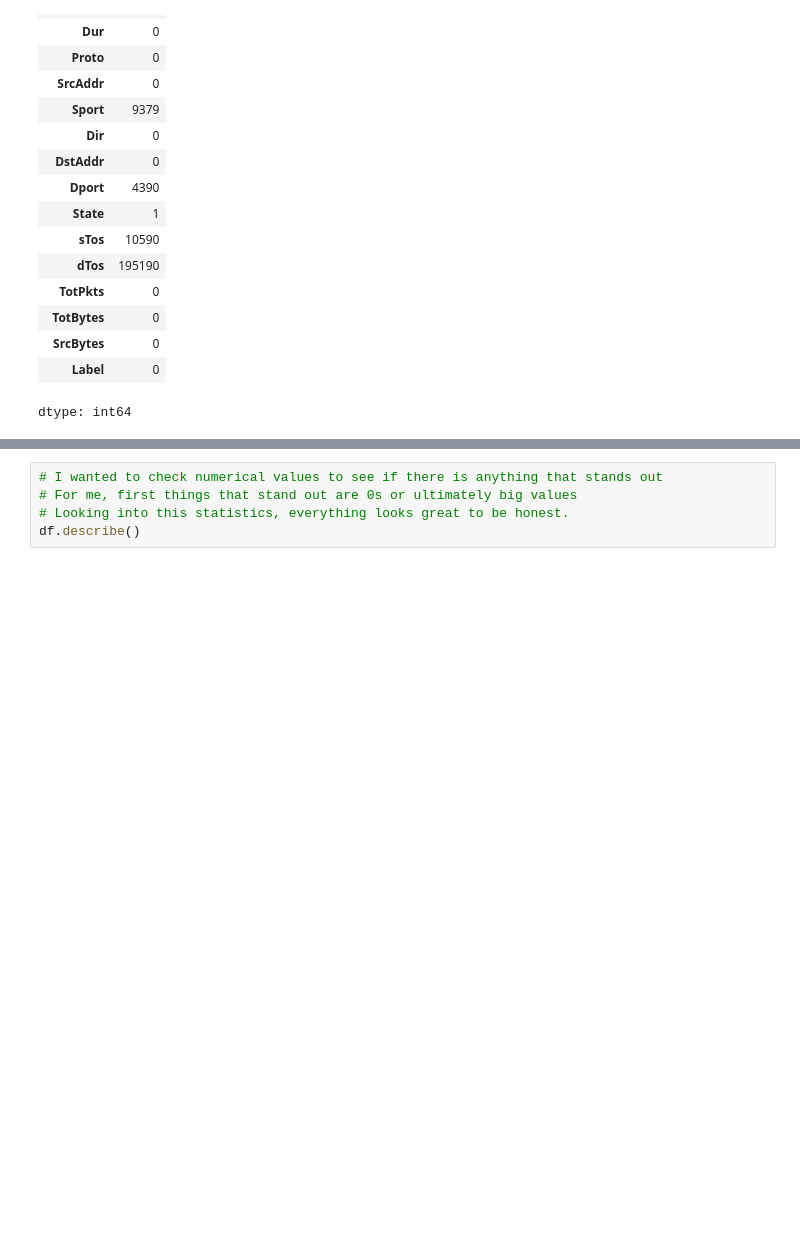
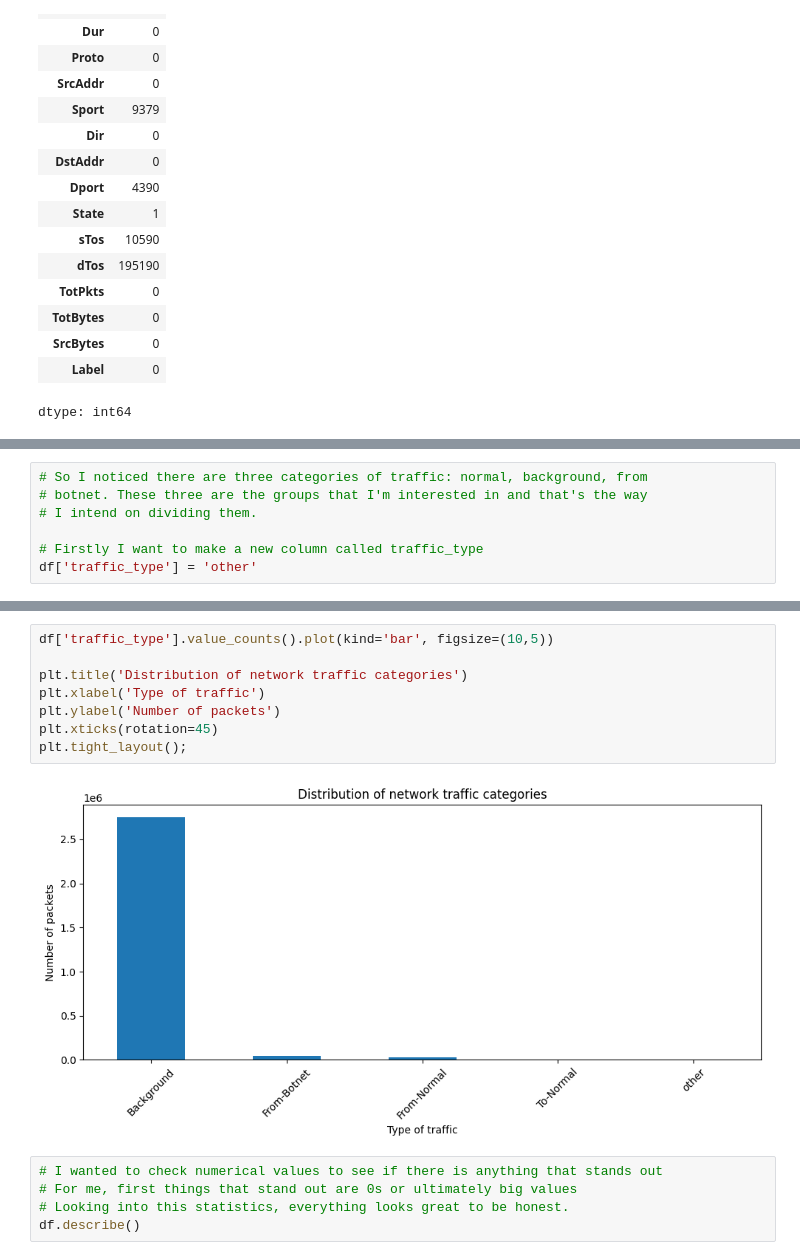
Before and after one commit to Ch3ddarr/dsb_capstone, a Jupyter notebook: capstone2/02_EDA.ipynb, the cells around one changed output, grey strips where cells are left out. Drawn from its saved outputs; the diff is of its cells as text; blank space fills up the shorter version.

```diff
--- a/capstone2/02_EDA.ipynb
+++ b/capstone2/02_EDA.ipynb
@@ -146,3 +146,10 @@ df.Label.value_counts()
 | flow=From-Botnet-V42-TCP-Establis... | 1 |
 113 rows × 1 columns
 dtype: int64
+# %%
+# So I noticed there are three categories of traffic: normal, background, from
+# botnet. These three are the groups that I'm interested in and that's the way
+# I intend on dividing them.
+
+# Firstly I want to make a new column called traffic_type
+df['traffic_type'] = 'other'
@@ -149,3 +198,13 @@ dtype: int64
+# %%
+df['traffic_type'].value_counts().plot(kind='bar', figsize=(10,5))
+
+plt.title('Distribution of network traffic categories')
+plt.xlabel('Type of traffic')
+plt.ylabel('Number of packets')
+plt.xticks(rotation=45)
+plt.tight_layout();
+# %% [output]
+[figure, added]
 # %%
 # I wanted to check numerical values to see if there is anything that stands out
 # For me, first things that stand out are 0s or ultimately big values
```
Also changed, not shown: parts of 7 cells of this notebook.
